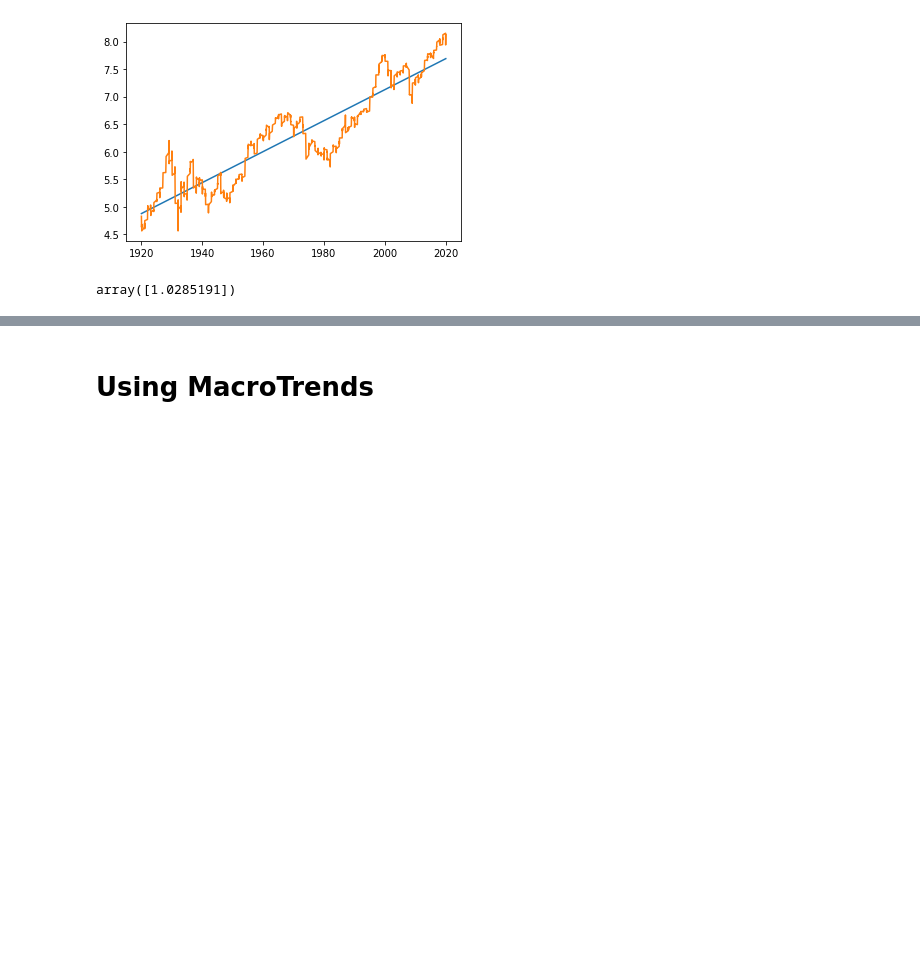
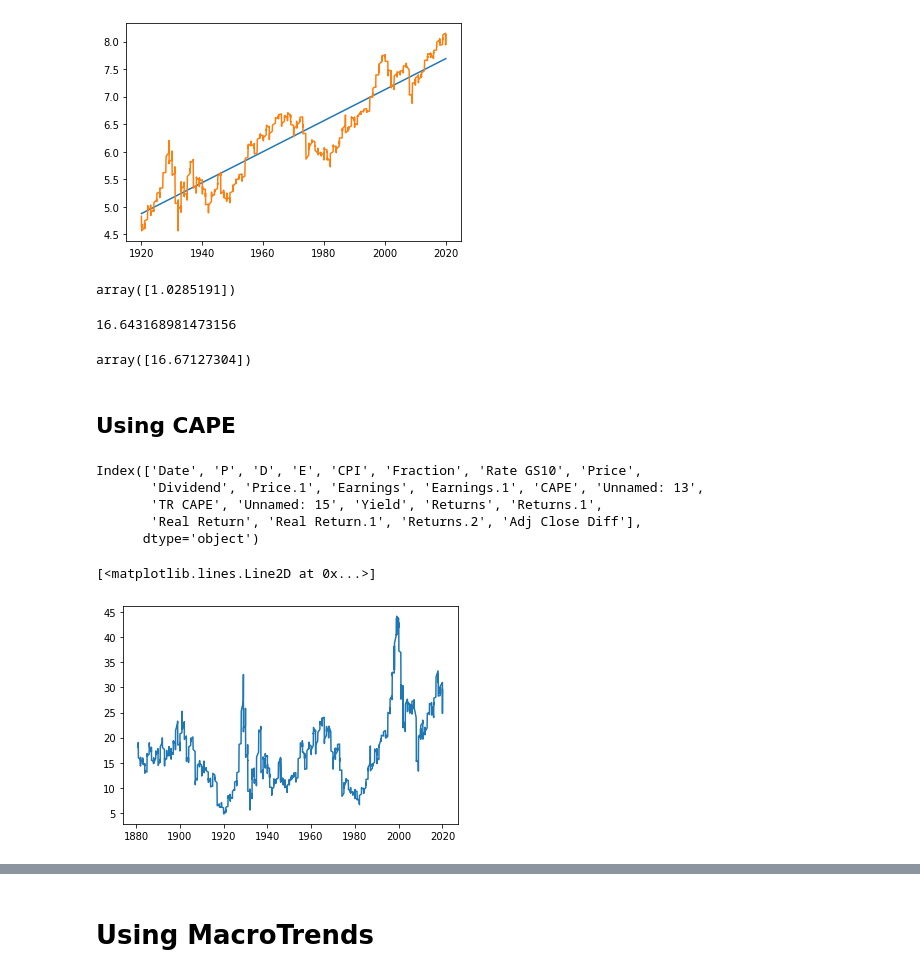
Before and after one commit to jvalansi/notebooks, a Jupyter notebook: S&P500.ipynb, the cells around one changed output, grey strips where cells are left out. Drawn from its saved outputs; the diff is of its cells as text; code cells hidden in the pictures; blank space fills up the shorter version.

Commit message:
looking at CAPE and interest rate vs s&p500

```diff
--- a/S&P500.ipynb
+++ b/S&P500.ipynb
@@ -397,3 +380,28 @@ plt.plot(X, y)
 np.exp(a)
 # %% [output]
 array([1.0285191])
+# %%
+np.exp(a)[0]**100
+# %% [output]
+16.643168981473156
+# %%
+np.exp(y_[-1])/np.exp(y_[0])
+# %% [output]
+array([16.67127304])
+# %% [markdown]
+## Using CAPE
+# %%
+df.columns
+# %% [output]
+Index(['Date', 'P', 'D', 'E', 'CPI', 'Fraction', 'Rate GS10', 'Price',
+       'Dividend', 'Price.1', 'Earnings', 'Earnings.1', 'CAPE', 'Unnamed: 13',
+       'TR CAPE', 'Unnamed: 15', 'Yield', 'Returns', 'Returns.1',
+       'Real Return', 'Real Return.1', 'Returns.2', 'Adj Close Diff'],
+      dtype='object')
+# %%
+df = df.dropna(subset=['CAPE'])
+# %%
+plt.plot(df['Date'], df['CAPE'])
+# %% [output]
+[<matplotlib.lines.Line2D at 0x...>]
+[figure, added]
```
Also changed, not shown: parts of 25 cells of this notebook, 1 other file.
